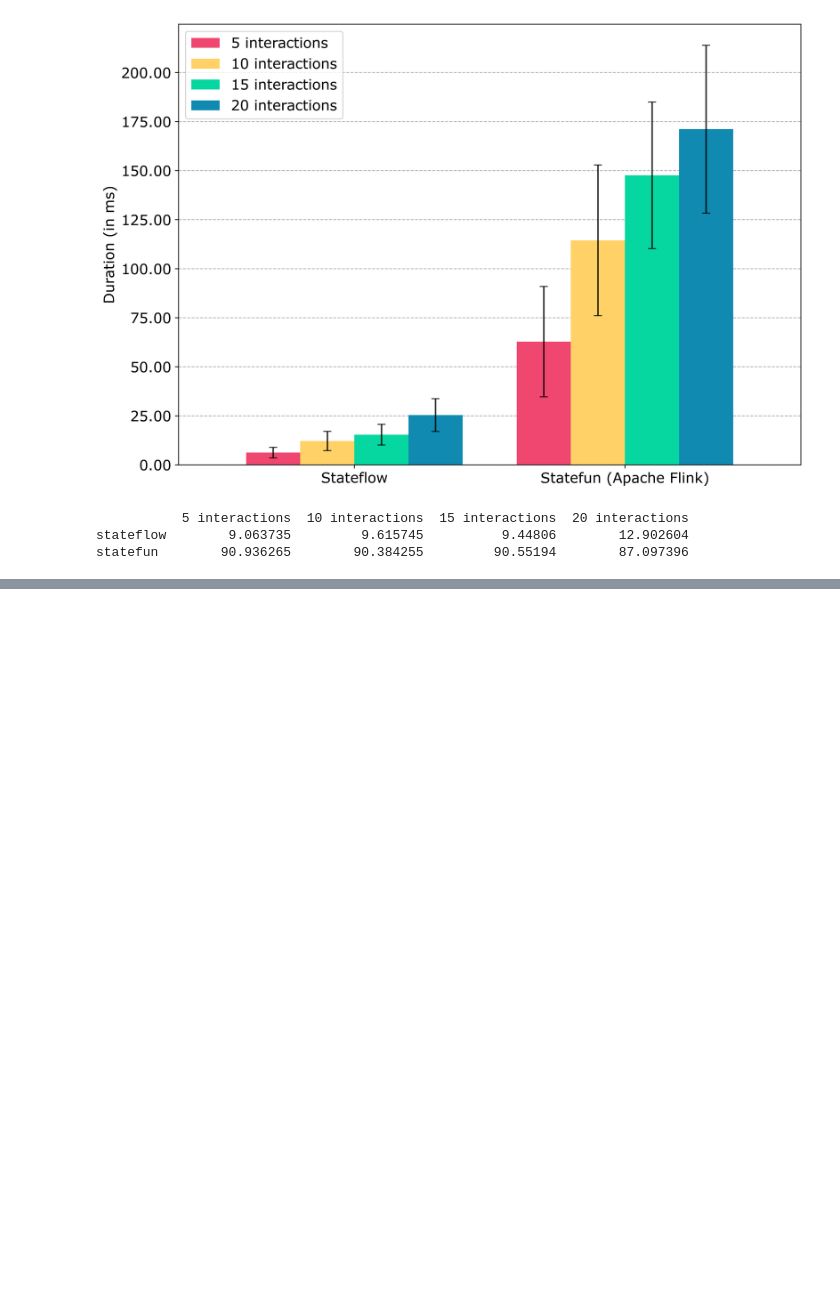
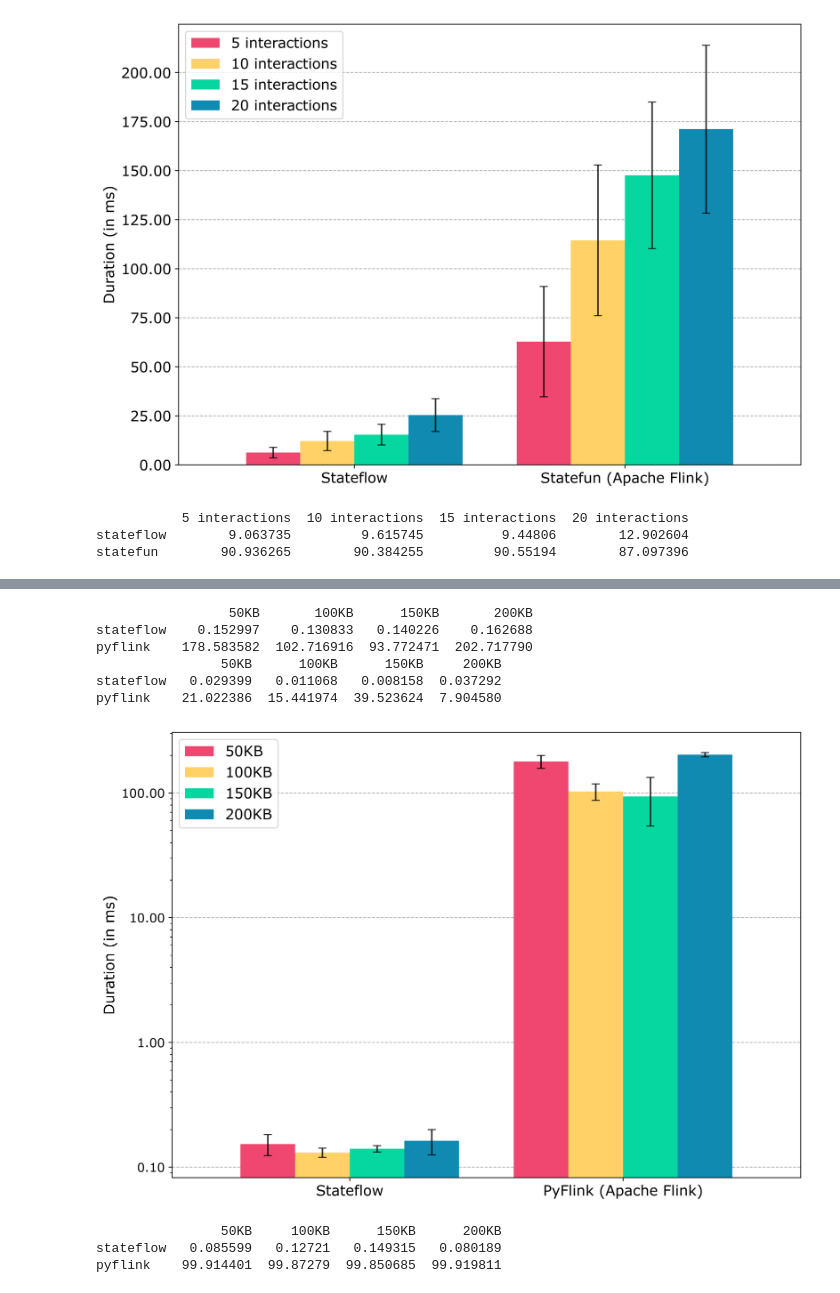
Before and after one commit to delftdata/stateflow-evaluation, a Jupyter notebook: results/overhead/overhead_results_with_runtime.ipynb, the cells around one changed output, grey strips where cells are left out. Drawn from its saved outputs; the diff is of its cells as text; code cells hidden in the pictures; blank space fills up the shorter version.

Commit message:
new pyflink results

```diff
--- a/results/overhead/overhead_results_with_runtime.ipynb
+++ b/results/overhead/overhead_results_with_runtime.ipynb
@@ -960,0 +889,3 @@ statefun        90.936265        90.384255         90.55194        87.097396
+# %%
+KAFKA_LATENCY = 7.180430976191201
+KAFKA_ROUNDTRIP = 2 * KAFKA_LATENCY
@@ -960,0 +953,11 @@ statefun        90.936265        90.384255         90.55194        87.097396
+# %%
+twohundredkb_data = pd.read_csv("with_runtime/pyflink_200kb.csv")
+
+columns = ["PYFLINK", "EVENT_SERIALIZATION_DURATION"]
+for column in columns:
+    twohundredkb_data = twohundredkb_data[twohundredkb_data[column] < twohundredkb_data[column].quantile(0.95)]
+
+
+twohundredkb_data["stateflow"] = twohundredkb_data["ACTOR_CONSTRUCTOR"] + twohundredkb_data["ROUTING_DURATION"] + twohundredkb_data["EVENT_SERIALIZATION_DURATION"] + twohundredkb_data["STATE_SERIALIZATION_DURATION"]
+twohundredkb_data["pyflink"] = twohundredkb_data["PYFLINK"] - KAFKA_ROUNDTRIP
+hundredfiftykb_data.describe()
@@ -960,0 +974,62 @@ statefun        90.936265        90.384255         90.55194        87.097396
+# %%
+fiftykb_mean = fiftykb_data[["stateflow", "pyflink"]].mean().to_frame(name="50KB")
+hundredkb_mean = hundredkb_data[["stateflow", "pyflink"]].mean().to_frame(name="100KB")
+hundredfiftykb_mean = hundredfiftykb_data[["stateflow", "pyflink"]].mean().to_frame(name="150KB")
+twohundredkb_mean = twohundredkb_data[["stateflow", "pyflink"]].mean().to_frame(name="200KB")
+
+fiftykb_std = fiftykb_data[["stateflow", "pyflink"]].std().to_frame(name="50KB")
+hundredkb_std = hundredkb_data[["stateflow", "pyflink"]].std().to_frame(name="100KB")
+hundredfiftykb_std = hundredfiftykb_data[["stateflow", "pyflink"]].std().to_frame(name="150KB")
+twohundredkb_std = twohundredkb_data[["stateflow", "pyflink"]].std().to_frame(name="200KB")
+
+
+overhead_mean = pd.concat([fiftykb_mean, hundredkb_mean, hundredfiftykb_mean, twohundredkb_mean], axis=1)
+overhead_std = pd.concat([fiftykb_std, hundredkb_std, hundredfiftykb_std, twohundredkb_std], axis=1)
+print(overhead_mean)
+print(overhead_std)
+# %% [output]
+                 50KB       100KB      150KB       200KB
+stateflow    0.152997    0.130833   0.140226    0.162688
+pyflink    178.583582  102.716916  93.772471  202.717790
+                50KB      100KB      150KB     200KB
+stateflow   0.029399   0.011068   0.008158  0.037292
+pyflink    21.022386  15.441974  39.523624  7.904580
+# %%
+ax = overhead_mean.plot(kind="bar", color=["#ef476f", "#ffd166", "#06d6a0", "#118ab2", "#073b4c"], yerr=overhead_std, rot=0, fontsize=12, capsize=4, width=0.8, ecolor='black', error_kw={"alpha": 0.80})
+ax.set_axisbelow(True)
+plt.grid(axis="y", linestyle="--")
+ax.set_yscale('log')
+ax.set_ylabel("Duration (in ms)", fontsize=14)
+plt.legend(loc=0, prop={"size": 14})
+#ax.set_xlabel(r"$Stateflow$ " + "component", fontsize=14)
+ax.set_xticklabels(["Stateflow", "PyFlink (Apache Flink)"], fontsize=14)
+#ax.set_title(r"Duration of components in $Stateflow$ with varying state size. ")
+ax.yaxis.set_major_formatter(matplotlib.ticker.FormatStrFormatter('%.2f'))
+plt.savefig("pyflink_single_invocation_overhead.pdf", bbox_inches = 'tight', pad_inches = 0)
+plt.show()
+# %% [output]
+[figure, added]
+# %%
+rel_fiftykb_mean = fiftykb_data[["stateflow", "pyflink"]].mean()
+total_fiftykb = rel_fiftykb_mean.sum()
+rel_fiftykb = ((rel_fiftykb_mean / total_fiftykb) * 100).to_frame("50KB")
+
+rel_hundredkb_mean = hundredkb_data[["stateflow", "pyflink"]].mean()
+total_hundredkb = rel_hundredkb_mean.sum()
+rel_hundredkb = ((rel_hundredkb_mean / total_hundredkb) * 100).to_frame("100KB")
+
+rel_hundredfiftykb_mean = hundredfiftykb_data[["stateflow", "pyflink"]].mean()
+total_hundredfiftykb = rel_hundredfiftykb_mean.sum()
+rel_hundredfiftykb = ((rel_hundredfiftykb_mean / total_hundredfiftykb) * 100).to_frame("150KB")
+
+rel_twohundredkb_mean = twohundredkb_data[["stateflow", "pyflink"]].mean()
+total_twohundredkb = rel_twohundredkb_mean.sum()
+rel_twohundredkb = ((rel_twohundredkb_mean / total_twohundredkb) * 100).to_frame("200KB")
+
+rel_overhead = pd.concat([rel_fiftykb, rel_hundredkb, rel_hundredfiftykb, rel_twohundredkb], axis=1)
+#ax = rel_overhead.transpose().plot(kind="bar", color=["#ef476f", "#ffd166", "#06d6a0", "#118ab2", "#073b4c"], rot=0, stacked=True, fontsize=12, capsize=4, width=0.8, ecolor='black', error_kw={"alpha": 0.80})
+print(rel_overhead)
+# %% [output]
+                50KB     100KB      150KB      200KB
+stateflow   0.085599   0.12721   0.149315   0.080189
+pyflink    99.914401  99.87279  99.850685  99.919811
```
Also changed, not shown: parts of 9 cells of this notebook, 1 other file.
